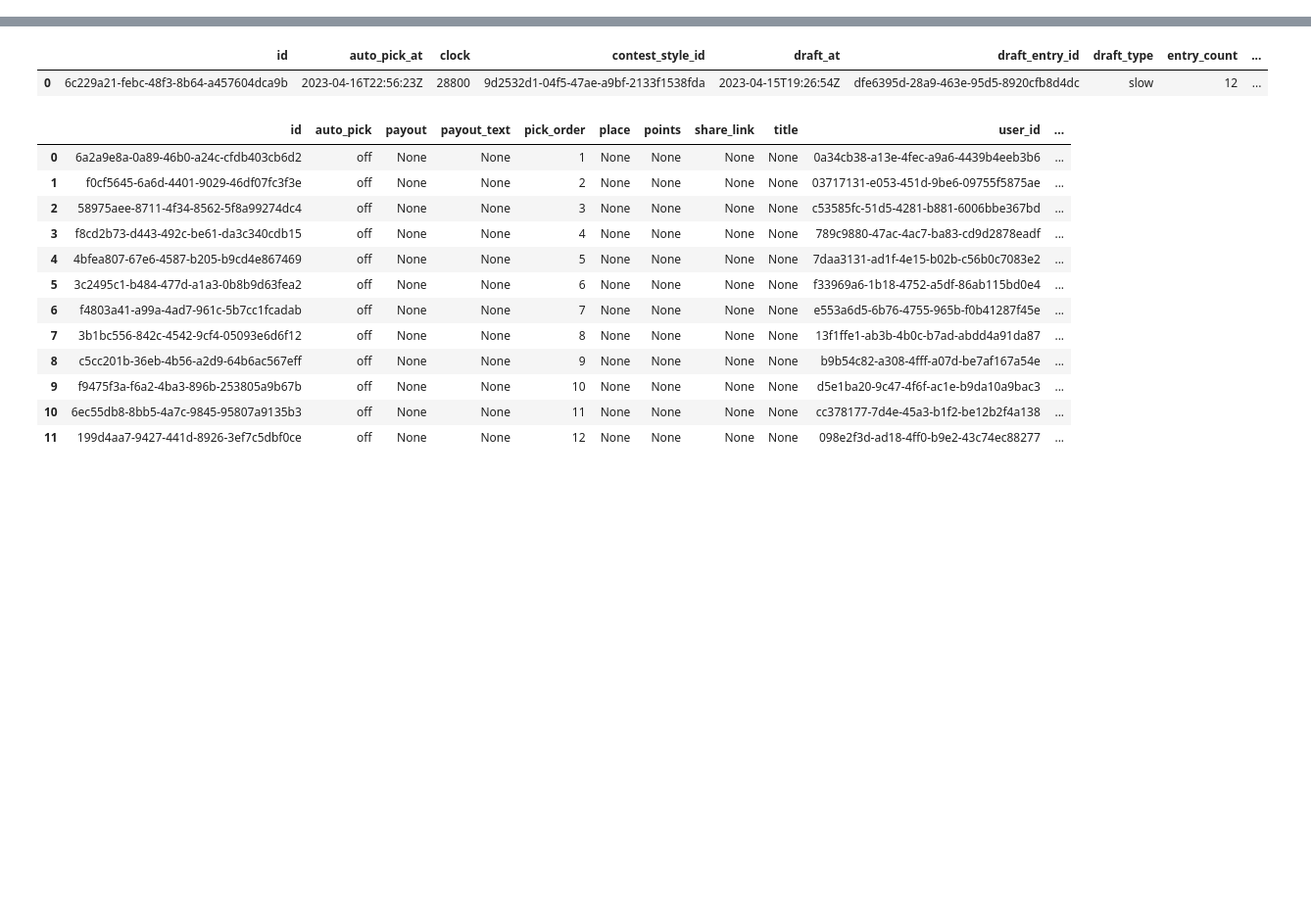
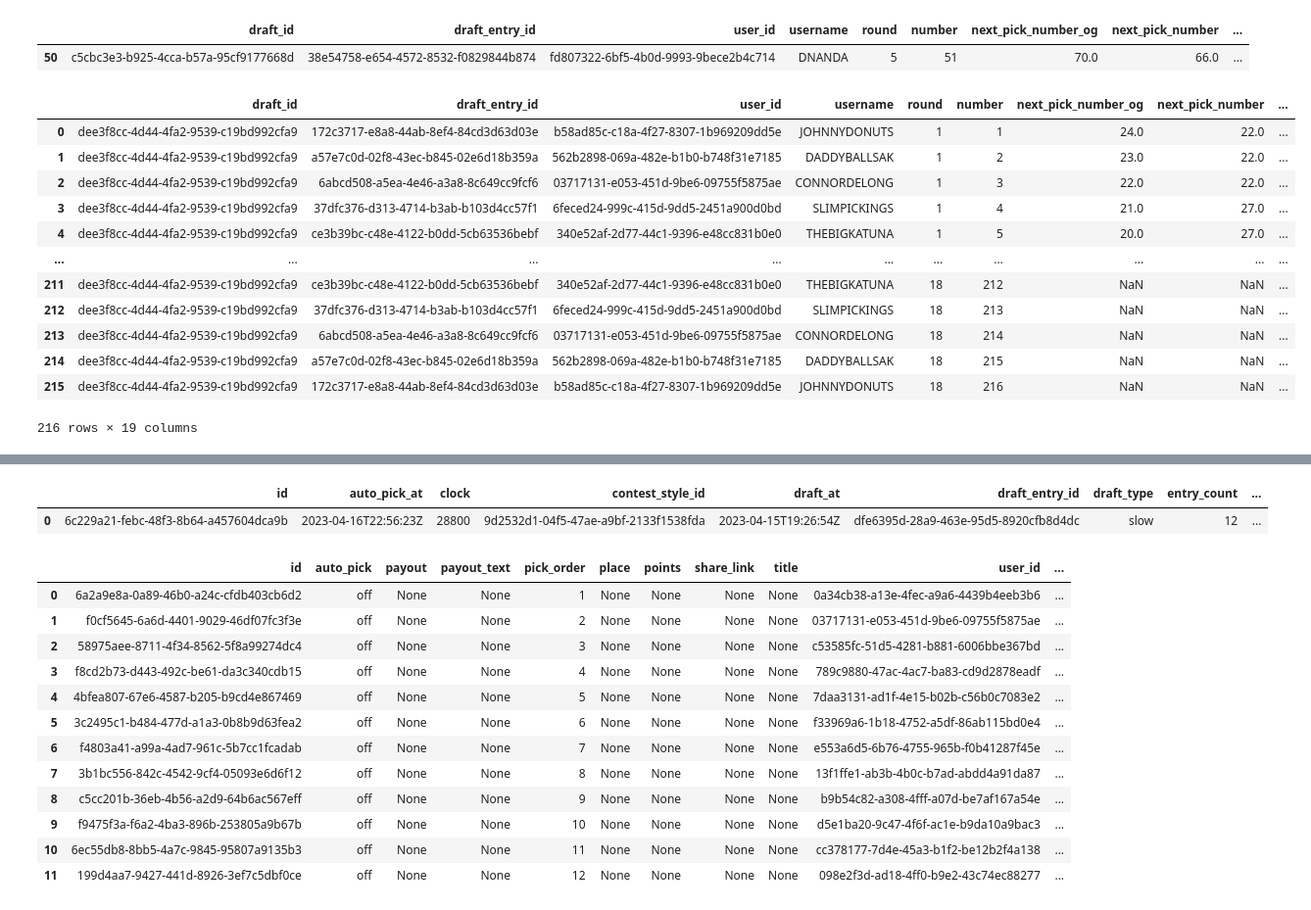
Before and after one commit to ConnorDeLong/Underdog-FF-Draft-Prediction, a Jupyter notebook: UD_draft_model/app/test.ipynb, the cells around one changed output, grey strips where cells are left out. Shown: that part at 98% size. Saved outputs shown, nothing was run; the diff lists cells and outputs as text; code cells hidden in the pictures; blank space fills up the shorter version.

```diff
--- a/UD_draft_model/app/test.ipynb
+++ b/UD_draft_model/app/test.ipynb
@@ -959,0 +869,80 @@ fig.show()
+# %%
+user = draft.df_cur_pick["username"].iloc[0]
+current_pick = draft.df_cur_pick["actual_next_pick_number"].iloc[0]
+next_pick = draft.df_cur_pick["actual_next_pick_number"].iloc[0]
+num_picks_away = draft.df_cur_pick["num_picks_away"].iloc[0]
+
+draft.df_cur_pick
+# next_pick
+# num_picks_away
+# %% [output]
+|  | draft_id | draft_entry_id | user_id | username | round | number | next_pick_number_og | next_pick_number | ... |
+| 50 | c5cbc3e3-b925-4cca-b57a-95cf9177668d | 38e54758-e654-4572-8532-f0829844b874 | fd807322-6bf5-4b0d-9993-9bece2b4c714 | DNANDA | 5 | 51 | 70.0 | 66.0 | ... |
+# %%
+def test(pick, num_teams):
+    round = int(pick / num_teams) + 1
+    round_pick = pick % num_teams
+    if round_pick == 0:
+        round -= 1
+        round_pick = num_teams
+
+    return f"{round}.{round_pick}"
+
+
+def add_round_pick_str(
+    df: pd.DataFrame, num_teams: int, pick_col: str, out_col: str
+) -> pd.DataFrame:
+    """
+    Creates a column which formats the pick_col as Round.Pick (e.g. 5.8).
+
+    Parameters
+    ----------
+    df : pd.DataFrame
+        Dataframe to add column to.
+    num_teams : int
+        Number of teams in the league.
+    pick_col : str
+        Column name containing the pick number.
+    out_col : str
+        Name of the new column.
+
+    Returns
+    -------
+    pd.DataFrame
+        Dataframe passed with an additional column (out_col).
+    """
+    df["_tmp_round"] = np.where(
+        df[pick_col] % num_teams == 0,
+        (df[pick_col].fillna(0) / num_teams).astype(int),
+        ((df[pick_col].fillna(0) / num_teams) + 1).astype(int)
+    )
+    df["_tmp_round_pick"] = np.where(
+        df[pick_col] % num_teams == 0,
+        int(num_teams),
+        (df[pick_col].fillna(0) % num_teams).astype(int)
+    )
+
+    df[out_col] = df["_tmp_round"].astype(str) + "." + df["_tmp_round_pick"].astype(str)
+    df[out_col] = np.where(df[pick_col].isna(), "N/A", df[out_col])
+    df.drop(columns=["_tmp_round", "_tmp_round_pick"], inplace=True)
+
+    return df
+
+_df = add_round_pick_str(
+    draft.df_board.copy(), 12, "actual_next_pick_number", "check"
+)
+_df
+# %% [output]
+|  | draft_id | draft_entry_id | user_id | username | round | number | next_pick_number_og | next_pick_number | ... |
+| 0 | dee3f8cc-4d44-4fa2-9539-c19bd992cfa9 | 172c3717-e8a8-44ab-8ef4-84cd3d63d03e | b58ad85c-c18a-4f27-8307-1b969209dd5e | JOHNNYDONUTS | 1 | 1 | 24.0 | 22.0 | ... |
+| 1 | dee3f8cc-4d44-4fa2-9539-c19bd992cfa9 | a57e7c0d-02f8-43ec-b845-02e6d18b359a | 562b2898-069a-482e-b1b0-b748f31e7185 | DADDYBALLSAK | 1 | 2 | 23.0 | 22.0 | ... |
+| 2 | dee3f8cc-4d44-4fa2-9539-c19bd992cfa9 | 6abcd508-a5ea-4e46-a3a8-8c649cc9fcf6 | 03717131-e053-451d-9be6-09755f5875ae | CONNORDELONG | 1 | 3 | 22.0 | 22.0 | ... |
+| 3 | dee3f8cc-4d44-4fa2-9539-c19bd992cfa9 | 37dfc376-d313-4714-b3ab-b103d4cc57f1 | 6feced24-999c-415d-9dd5-2451a900d0bd | SLIMPICKINGS | 1 | 4 | 21.0 | 27.0 | ... |
+| 4 | dee3f8cc-4d44-4fa2-9539-c19bd992cfa9 | ce3b39bc-c48e-4122-b0dd-5cb63536bebf | 340e52af-2d77-44c1-9396-e48cc831b0e0 | THEBIGKATUNA | 1 | 5 | 20.0 | 27.0 | ... |
+| ... | ... | ... | ... | ... | ... | ... | ... | ... | ... |
+| 211 | dee3f8cc-4d44-4fa2-9539-c19bd992cfa9 | ce3b39bc-c48e-4122-b0dd-5cb63536bebf | 340e52af-2d77-44c1-9396-e48cc831b0e0 | THEBIGKATUNA | 18 | 212 | NaN | NaN | ... |
+| 212 | dee3f8cc-4d44-4fa2-9539-c19bd992cfa9 | 37dfc376-d313-4714-b3ab-b103d4cc57f1 | 6feced24-999c-415d-9dd5-2451a900d0bd | SLIMPICKINGS | 18 | 213 | NaN | NaN | ... |
+| 213 | dee3f8cc-4d44-4fa2-9539-c19bd992cfa9 | 6abcd508-a5ea-4e46-a3a8-8c649cc9fcf6 | 03717131-e053-451d-9be6-09755f5875ae | CONNORDELONG | 18 | 214 | NaN | NaN | ... |
+| 214 | dee3f8cc-4d44-4fa2-9539-c19bd992cfa9 | a57e7c0d-02f8-43ec-b845-02e6d18b359a | 562b2898-069a-482e-b1b0-b748f31e7185 | DADDYBALLSAK | 18 | 215 | NaN | NaN | ... |
+| 215 | dee3f8cc-4d44-4fa2-9539-c19bd992cfa9 | 172c3717-e8a8-44ab-8ef4-84cd3d63d03e | b58ad85c-c18a-4f27-8307-1b969209dd5e | JOHNNYDONUTS | 18 | 216 | NaN | NaN | ... |
+216 rows × 19 columns
```
Also changed, not shown: parts of 6 cells of this notebook, 2 other files.
